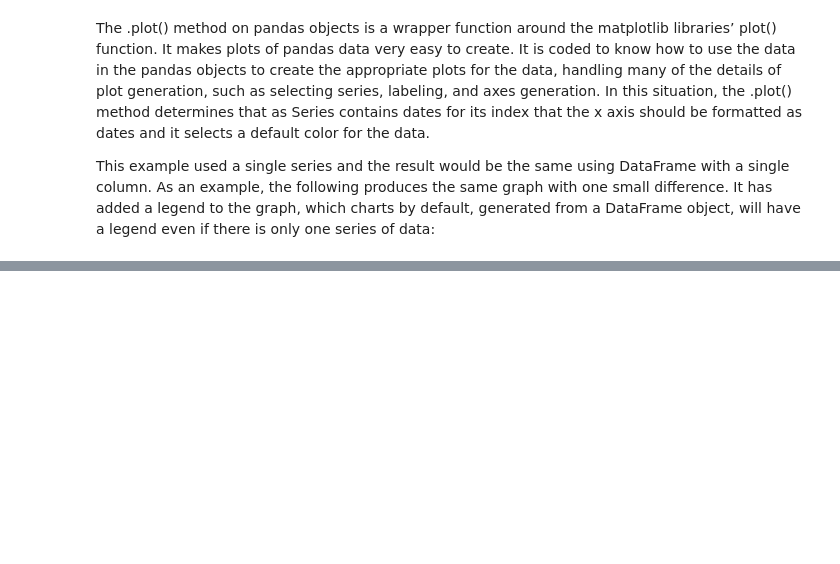
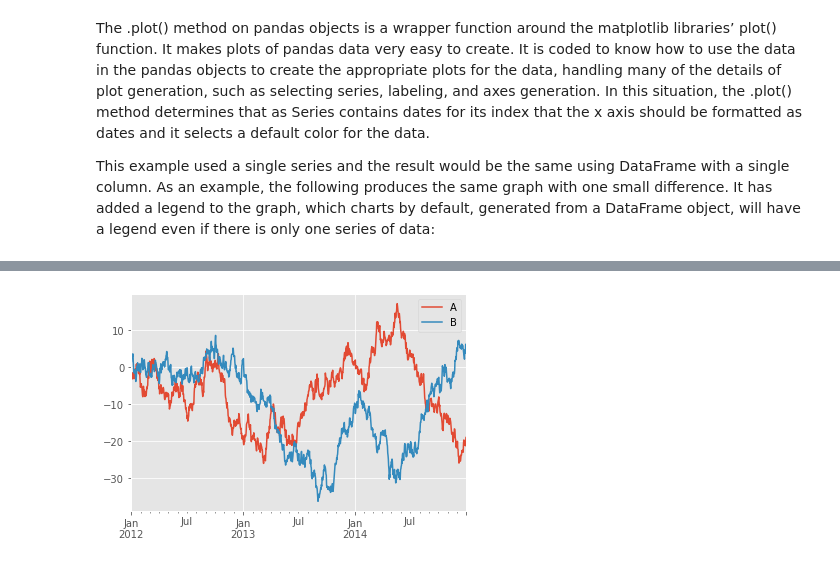
Before and after one commit to apkap83/Pandas_Notes, a Jupyter notebook: Learning_Pandas_Chapter_11 - Visualization.ipynb, the cells around one changed output, grey strips where cells are left out. Saved outputs shown, nothing was run; the diff lists cells and outputs as text; code cells hidden in the pictures; blank space fills up the shorter version.

```diff
--- a/Learning_Pandas_Chapter_11 - Visualization.ipynb
+++ b/Learning_Pandas_Chapter_11 - Visualization.ipynb
@@ -108,0 +120,7 @@ DataFrame object, will have a legend even if there is only one series of data:</
+# %%
+# generate two random walks, one in each of
+# two columns in a DataFrame
+np.random.seed(seedval)
+df = pd.DataFrame(np.random.randn(1096, 2), index=walk_ts.index, columns=list('AB'))
+walk_df = df.cumsum()
+walk_df
@@ -108,0 +142,6 @@ DataFrame object, will have a legend even if there is only one series of data:</
+# %%
+# plot the DataFrame, which will plot a line
+# for each column, with a legend
+walk_df.plot();
+# %% [output]
+[figure, added]
```
Also changed, not shown: parts of 6 cells of this notebook.
